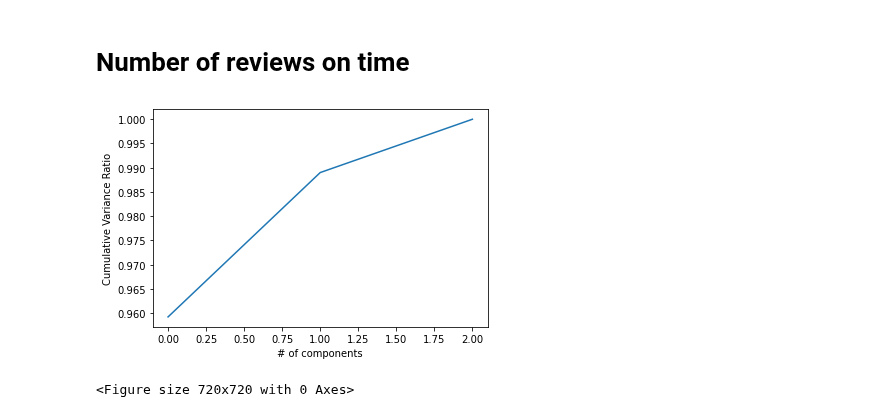
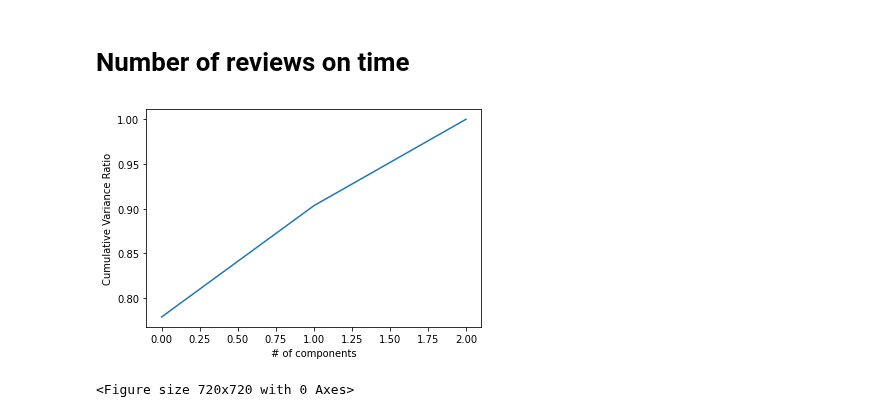
Before and after one commit to dmnk1308/DubAir, a Jupyter notebook: PCA.ipynb, the cells around one changed output. Drawn from its saved outputs; the diff is of its cells as text; code cells hidden in the pictures.

```diff
--- a/PCA.ipynb
+++ b/PCA.ipynb
@@ -189,4 +186 @@ plt.show()
 <Figure size 720x720 with 0 Axes>
-# %%
-listings["min_nights_pca"] = PCA(n_components = 1).fit_transform(min_nights_df)
-listings.drop(min_nights, axis=1)
@@ -222,7 +204,4 @@ plt.show()
 <Figure size 720x720 with 0 Axes>
-# %%
-listings["availability_pca"] = PCA(n_components = 1).fit_transform(avail_df)
-listings.drop(min_nights, axis=1)
 # %% [markdown]
 ## Review total
 # %%
@@ -241,4 +223 @@ plt.show()
 <Figure size 720x720 with 0 Axes>
-# %%
-listings["review_total_pca"] = PCA(n_components = 1).fit_transform(review_total_df)
-listings.drop(review_total, axis=1)
@@ -291,6 +265,3 @@ plt.show()
 # %% [output]
 [figure]
 <Figure size 720x720 with 0 Axes>
-# %%
-listings["max_nights_pca"] = PCA(n_components = 1).fit_transform(max_nights_df)
-listings.drop(max_nights, axis=1)
@@ -313,14 +270,16 @@ listings.drop(max_nights, axis=1)
 # %%
 review_amount = ["number_of_reviews_l30d", "number_of_reviews_ltm", "reviews_per_month"]
 
-review_amount_df = listings[review_amount]
+scaler = StandardScaler()
+scaler.fit(listings[review_amount])
+review_amount_df = scaler.transform(listings[review_amount])
 
 pca = PCA().fit(review_amount_df)
 plt.plot(np.cumsum(pca.explained_variance_ratio_))
 plt.xlabel("# of components")
 plt.ylabel("Cumulative Variance Ratio")
 plt.figure(figsize=(10,10))
 plt.show()
 # %% [output]
-[figure, old version]
+[figure, new version]
 <Figure size 720x720 with 0 Axes>
```
Also changed, not shown: parts of 27 cells of this notebook.
